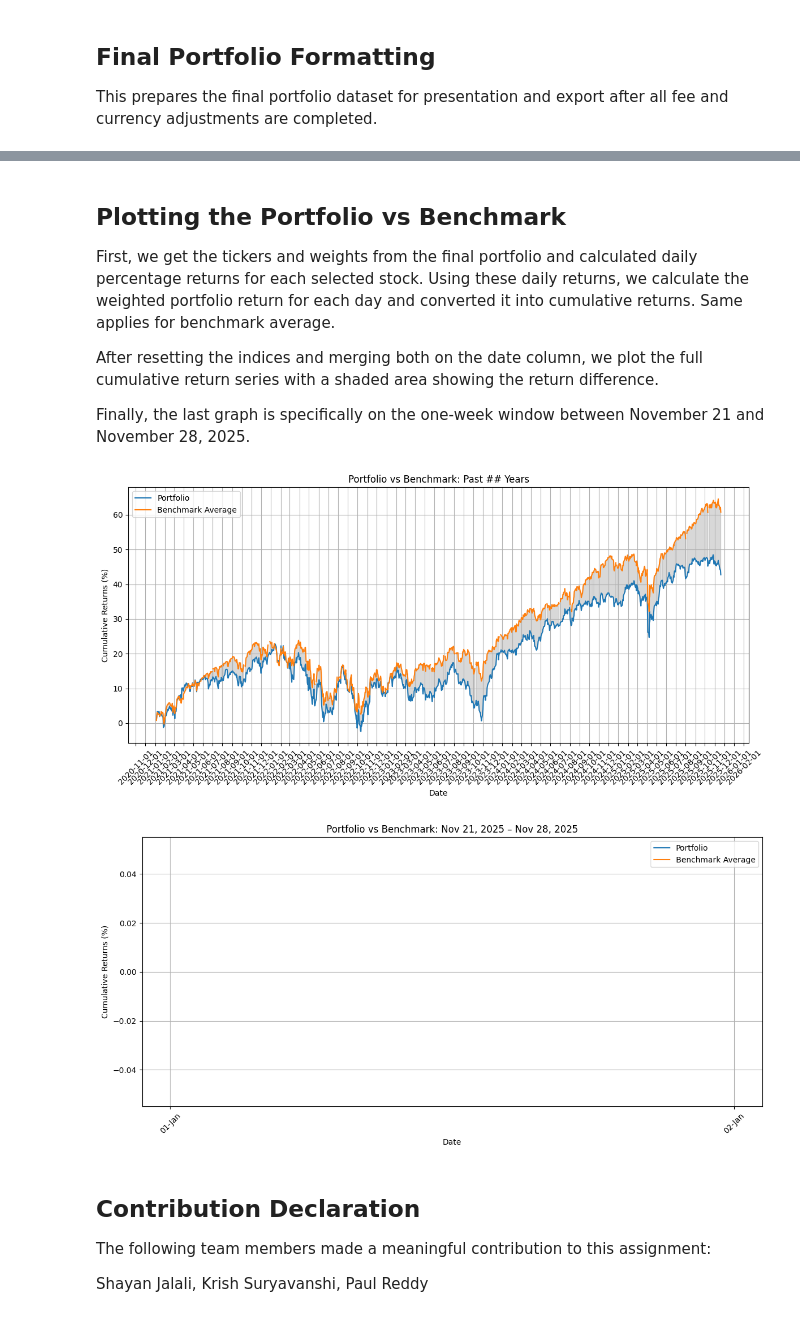
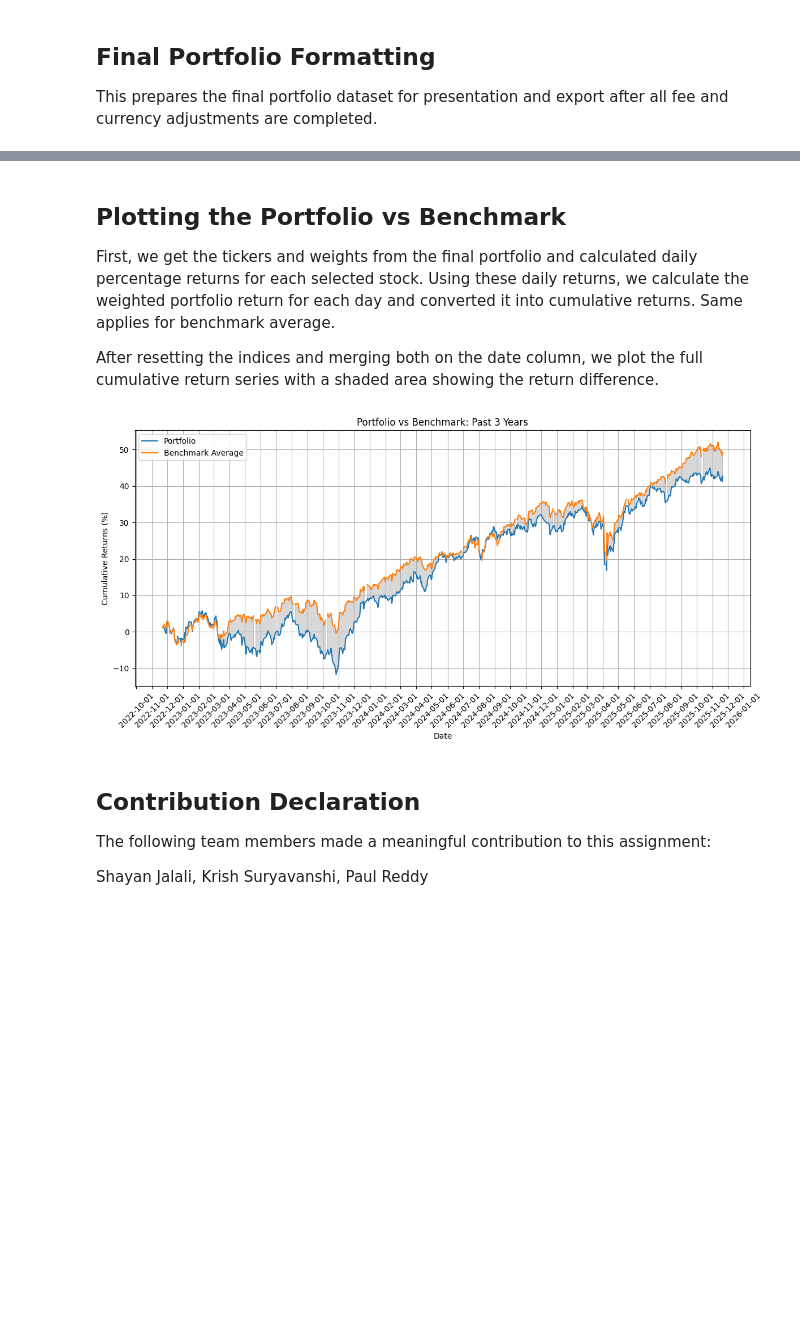
Before and after one commit to shayankjalali/market-meet, a Jupyter notebook: Team_06_Assignment.ipynb, the cells around one changed output, grey strips where cells are left out. Saved outputs shown, nothing was run; the diff lists cells and outputs as text; code cells hidden in the pictures; blank space fills up the shorter version.

```diff
--- a/Team_06_Assignment.ipynb
+++ b/Team_06_Assignment.ipynb
@@ -96,6 +96,6 @@ The date range we've opted to use for our analysis is ... because...
 # %%
-start_date_analysis = "2021-01-01"
-end_date_analysis = "2025-11-21" # to include ... (put the following date to be inclusive)
+start_date_analysis = "2022-11-21"
+end_date_analysis = "2025-11-22" # to include nov 21st
 
 close_prices = pd.DataFrame() # empty df
 for final_ticker in final_tickers: # for each final ticker
@@ -1067,8 +1065,6 @@ Shares purchased exported to Stocks_Group_06.csv
 First, we get the tickers and weights from the final portfolio and calculated daily percentage returns for each selected stock. Using these daily returns, we calculate the weighted portfolio return for each day and converted it into cumulative returns. Same applies for benchmark average.
 
 After resetting the indices and merging both on the date column, we plot the full cumulative return series with a shaded area showing the return difference.
-
-Finally, the last graph is specifically on the one-week window between November 21 and November 28, 2025.
 # %%
 # get daily returns for final portfolio tickers
 portfolio_tickers = final_portfolio["Ticker"].tolist()
@@ -1084,61 +1080,38 @@ portfolio_daily_returns = portfolio_close.pct_change().dropna()
 weighted_returns = (portfolio_daily_returns * portfolio_weights).sum(axis=1)
 
 # cumulative returns
 portfolio_cum_returns = (weighted_returns.cumsum()) * 100
 
 # benchmark cumulative returns (average of S&P500 and TSX)
 benchmark_cum_returns = (sp_total_return + tsx_total_return) / 2
 benchmark_cum_returns.index = benchmark_cum_returns.index.strftime('%Y-%m-%d')
 
 # reset index to get a date column and give series a name
 portfolio_df = portfolio_cum_returns.reset_index().rename(columns={0: "Portfolio", "index": "Date"})
 benchmark_df = benchmark_cum_returns.rename("Benchmark").reset_index().rename(columns={"index": "Date"})
 
-# nerge on date
-plot_df = pd.merge(portfolio_df, benchmark_df, on="Date", how="inner")
-
-plot_df["Date"] = pd.to_datetime(plot_df["Date"])
-plot_df
+plot_df = pd.merge(portfolio_df, benchmark_df, on="Date", how="inner") # merge on date
+plot_df["Date"] = pd.to_datetime(plot_df["Date"]) # convert to datetime
 
 # plot 1-year cumulative returns
 plt.figure(figsize=(12,6))
 plt.plot(plot_df["Date"], plot_df["Portfolio"], label="Portfolio")
 plt.plot(plot_df["Date"], plot_df["Benchmark"], label="Benchmark Average")
 plt.fill_between(plot_df["Date"], plot_df["Portfolio"], plot_df["Benchmark"], color="gray", alpha=0.3)
-plt.title("Portfolio vs Benchmark: Past ## Years")
+plt.title("Portfolio vs Benchmark: Past 3 Years")
 plt.xlabel("Date")
 plt.ylabel("Cumulative Returns (%)")
 plt.legend()
 plt.grid(True)
 
+# format the x-axis
 plt.gca().xaxis.set_major_locator(mdates.MonthLocator())  # one tick per month
 plt.gca().xaxis.set_major_formatter(mdates.DateFormatter('%Y-%m-%d'))
 plt.xticks(rotation=45)
 plt.tight_layout()
 plt.show()
-
-# slice dates for the next week
-next_week_mask = (plot_df["Date"] >= "2025-11-21") & (plot_df["Date"] <= "2025-11-28")
-next_week_df = plot_df.loc[next_week_mask]
-
-plt.figure(figsize=(12,6))
-plt.plot(next_week_df["Date"], next_week_df["Portfolio"], label="Portfolio")
-plt.plot(next_week_df["Date"], next_week_df["Benchmark"], label="Benchmark Average")
-plt.title("Portfolio vs Benchmark: Nov 21, 2025 – Nov 28, 2025")
-plt.xlabel("Date")
-plt.ylabel("Cumulative Returns (%)")
-plt.legend()
-plt.grid(True)
-
-# format x-axis: daily ticks
-plt.gca().xaxis.set_major_locator(mdates.DayLocator(interval=1))
-plt.gca().xaxis.set_major_formatter(mdates.DateFormatter('%d-%b'))
-plt.xticks(rotation=45)
-plt.tight_layout()
-plt.show()
 # %% [output]
-[figure, old version]
+[figure, new version]
-[figure, removed]
 # %% [markdown]
 ## Contribution Declaration
 
```
Also changed, not shown: parts of 16 cells of this notebook, 1 other file.
